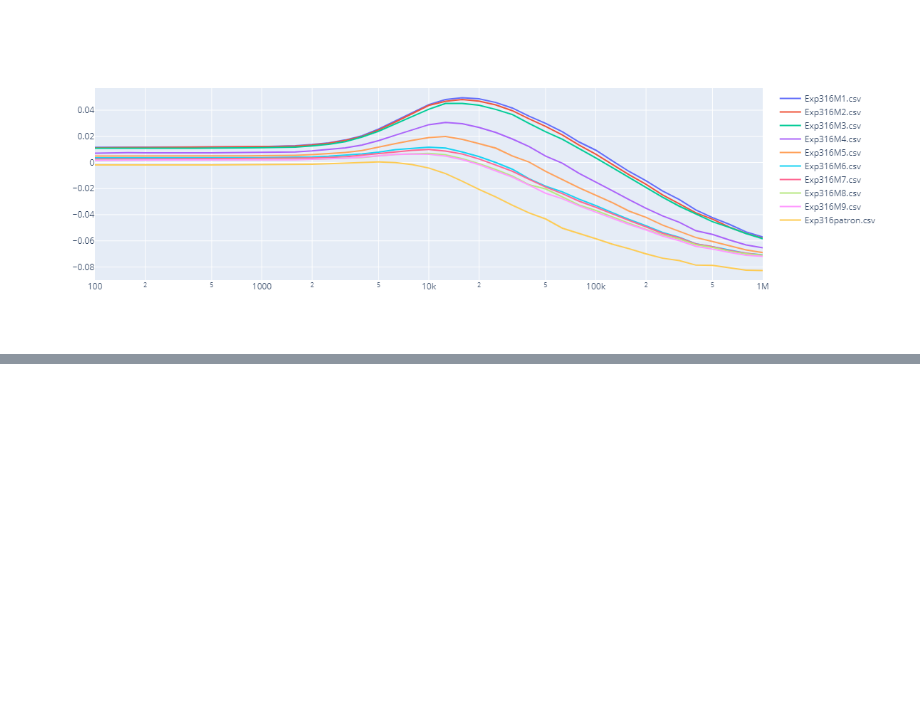
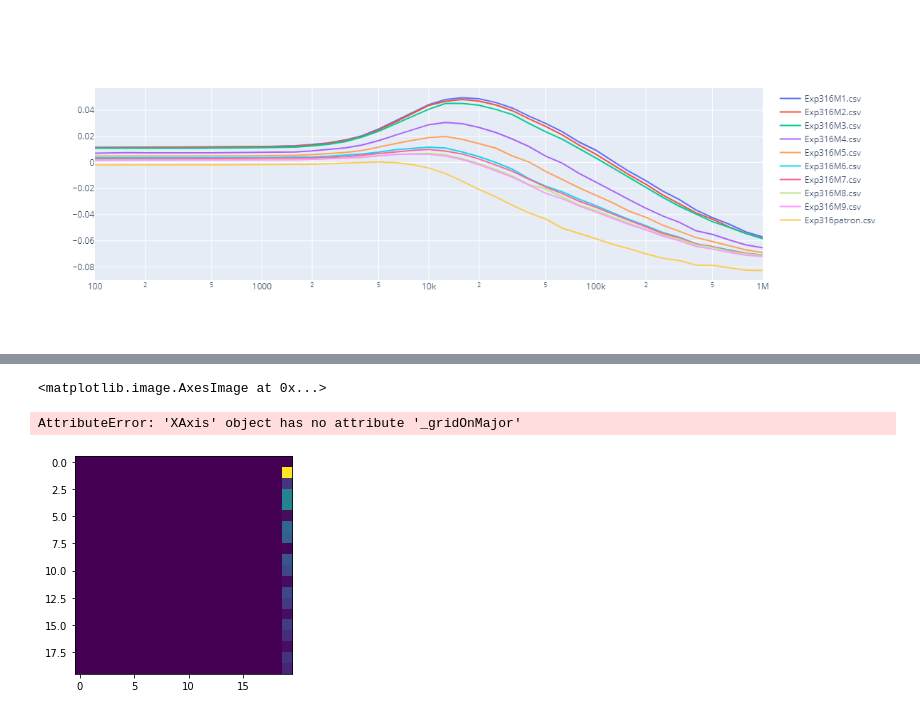
Before and after one commit to carabedo/iamend_ci_tutorial, a Jupyter notebook: manual.ipynb, the cells around one changed output, grey strips where cells are left out. Drawn from its saved outputs; the diff is of its cells as text; code cells hidden in the pictures; blank space fills up the shorter version.

```diff
--- a/manual.ipynb
+++ b/manual.ipynb
@@ -329,0 +334,4 @@ a=ci.plt.semilog(f,datacorr)
+# %%
+args1=[1e3,bobth,16.5e6,1,5000]
+
+jhfArray=ci.theo.jhf(10e-3,0,1e-3,*args1)
@@ -329,0 +344,5 @@ a=ci.plt.semilog(f,datacorr)
+# %%
+zvec=np.linspace(-2e-2,2e-2,20)
+rvec=np.linspace(0,2e-2,20)
+
+A=np.zeros([20,20])
@@ -329,0 +353,7 @@ a=ci.plt.semilog(f,datacorr)
+# %%
+A[2,3]=23423
+# %%
+for j,z in enumerate(zvec):
+    for i,r in enumerate(rvec):
+
+        A[i,j]=np.abs(ci.theo.jhf(r,z,1e-3,*args1))
@@ -329,0 +392,6 @@ a=ci.plt.semilog(f,datacorr)
+# %%
+plt.imshow(A)
+# %% [output]
+<matplotlib.image.AxesImage at 0x...>
+AttributeError: 'XAxis' object has no attribute '_gridOnMajor'
+[figure, added]
```
Also changed, not shown: parts of 7 cells of this notebook, 1 other file.
